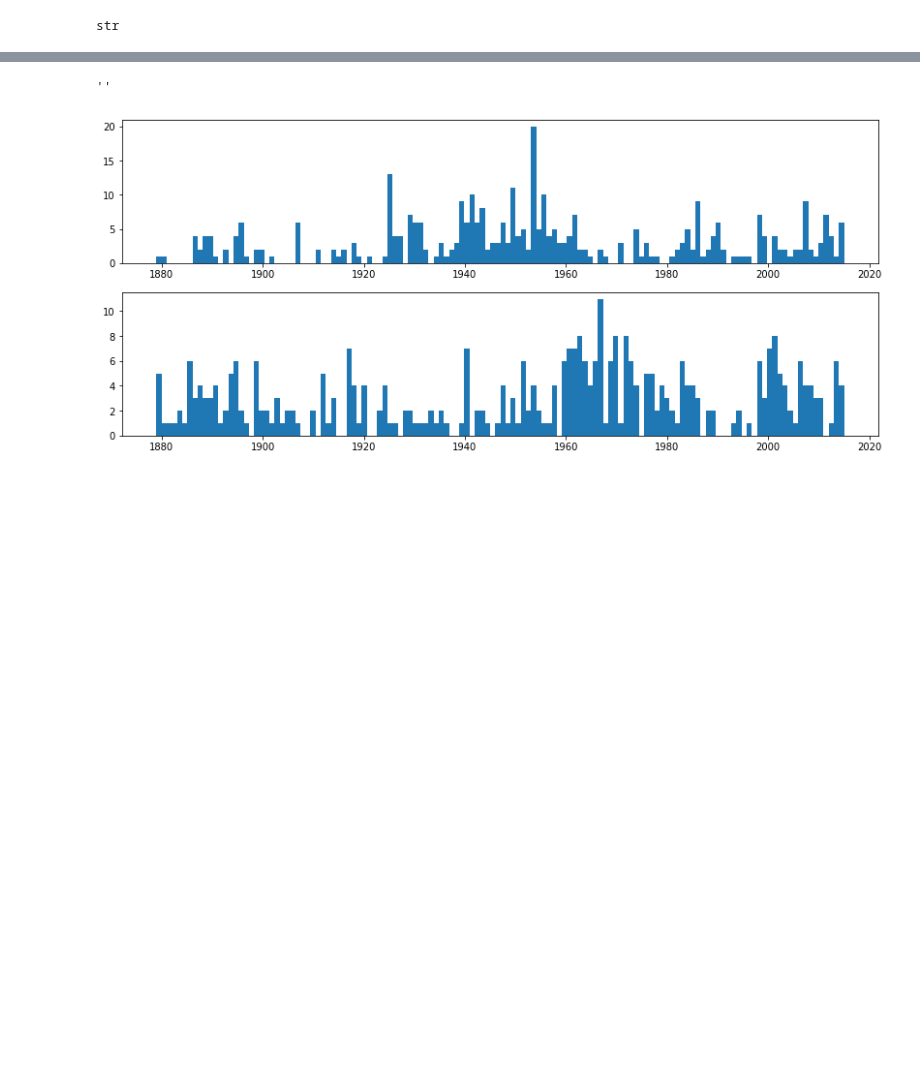
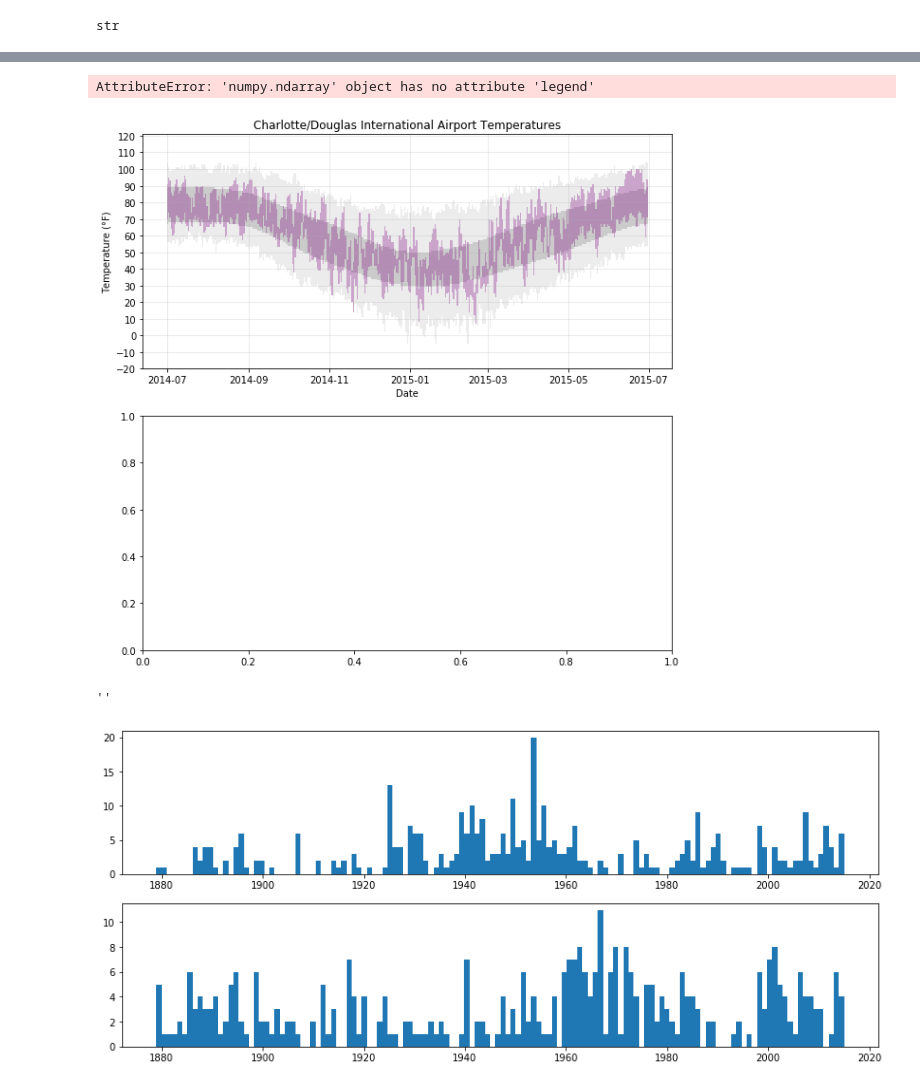
Before and after one commit to sn-ekstrand/weather-data-analysis, a Jupyter notebook: Untitled.ipynb, the cells around one changed output, grey strips where cells are left out. Cells and saved outputs as stored; diff of their text form; code cells hidden in the pictures; blank space fills up the shorter version.

```diff
--- a/Untitled.ipynb
+++ b/Untitled.ipynb
@@ -138,4 +159,41 @@ ax.legend()
 [figure]
+# %%
+# let's shift our attention to temperatures only
+fig, ax = plt.subplots(2, 1, figsize=(10,10))
+
+temperature_range = (-20, 121)
+
+ax[0].set_title('Charlotte/Douglas International Airport Temperatures')
+ax[0].set_ylim(temperature_range)
+ax[0].set_yticks([x for x in range(temp_range[0], temp_range[1], 10)])
+# ax[0].set_xticks()
+ax[0].set_ylabel('Temperature (°F)')
+ax[0].set_xlabel('Date')
+ax[0].grid(alpha=0.5, linewidth=0.5)
+
+# ax.plot would work well but I prefer the appearance of ax.bar in this instance
+ax[0].bar(x=df_kclt.index,
+       height=df_kclt['record_max_temp'] - df_kclt['record_min_temp'],
+       bottom=df_kclt['record_min_temp'],
+       color='gray', alpha=0.15, width=1.0,
+       label='Record Range')
+
+ax[0].bar(x=df_kclt.index,
+       height=df_kclt['average_max_temp'] - df_kclt['average_min_temp'],
+       bottom=df_kclt['average_min_temp'],
+       color='gray', alpha=0.3, width=1.0,
+       label='Average Range')
+
+ax[0].bar(x=df_kclt.index,
+       height=df_kclt['actual_max_temp'] - df_kclt['actual_min_temp'],
+       bottom=df_kclt['actual_min_temp'],
+       color='purple', alpha=0.3, width=1.0,
+       label='Actual Range')
+
+ax.legend();
+# %% [output]
+AttributeError: 'numpy.ndarray' object has no attribute 'legend'
+[figure, added]
 # %%
 fig, ax = plt.subplots(2, 1, figsize=(14,6))
 
```
Also changed, not shown: parts of 18 cells of this notebook.
